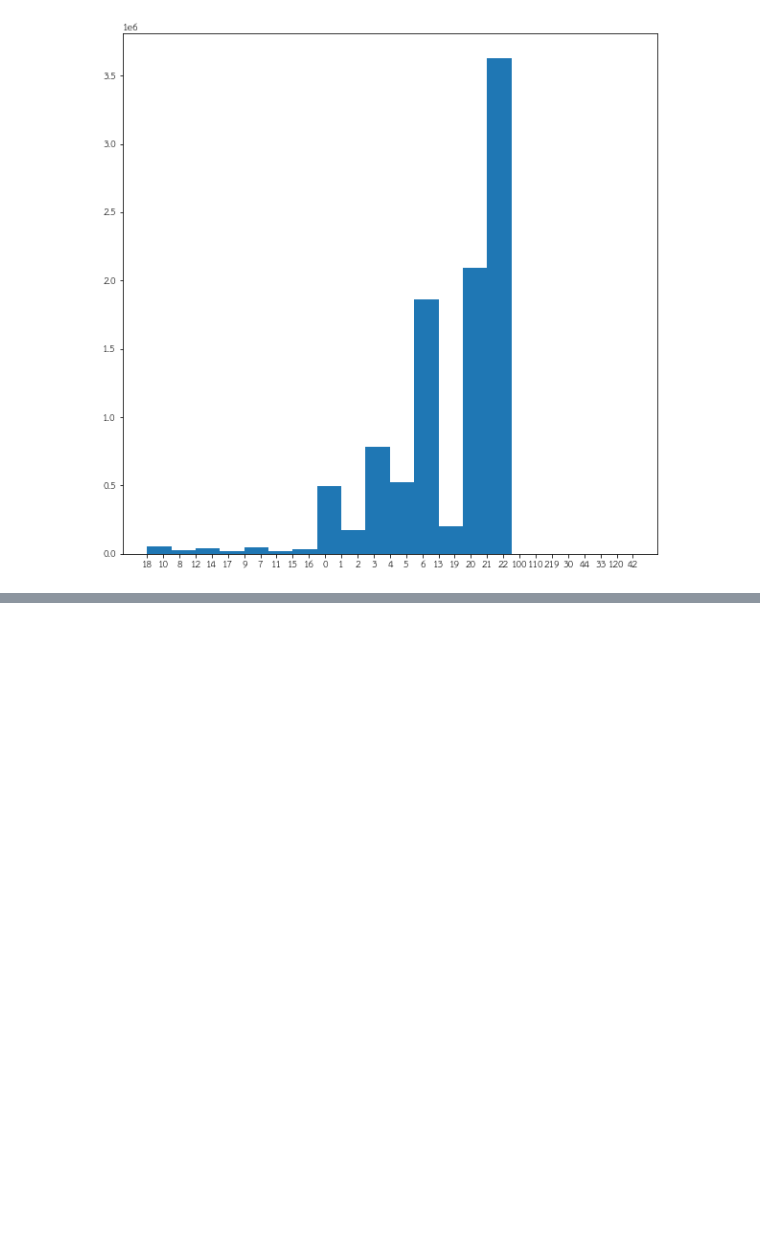
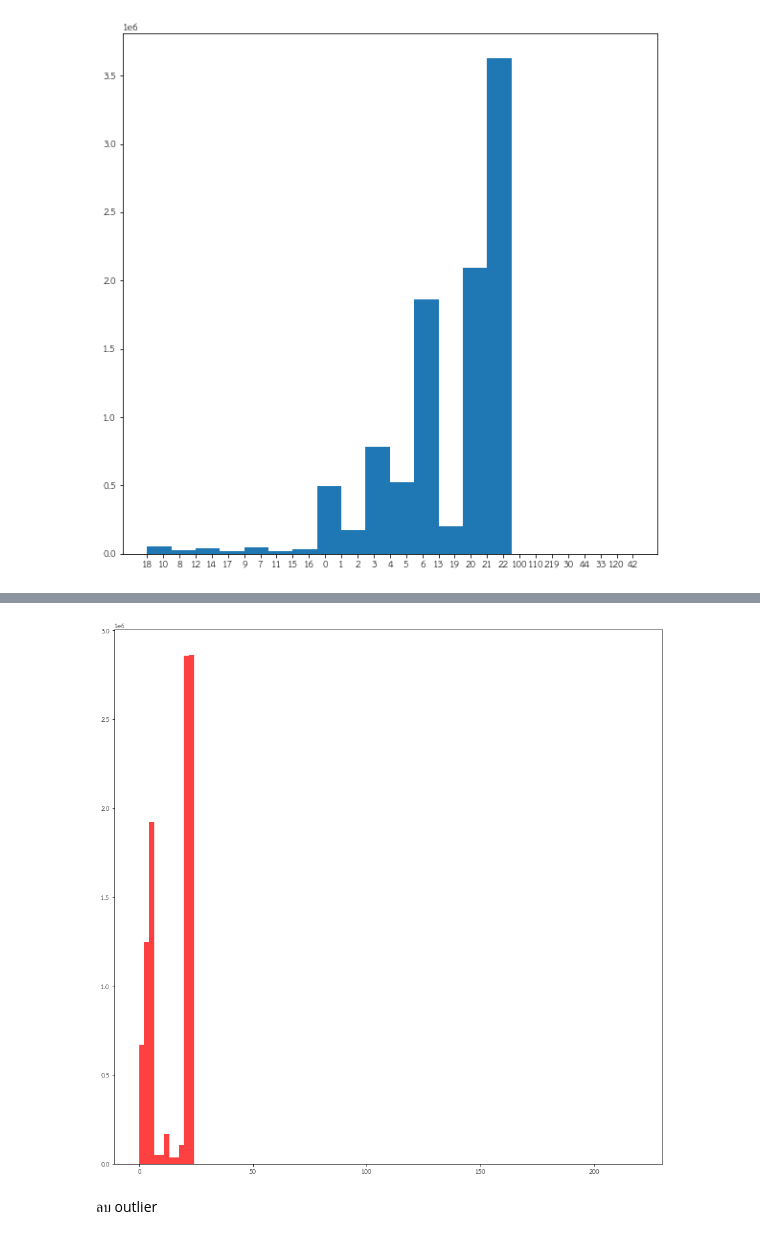
Before and after one commit to dinsor17/data_viz, a Jupyter notebook: Visualize_Data_Comparison.ipynb, the cells around one changed output, grey strips where cells are left out. Cells and saved outputs as stored; diff of their text form; code cells hidden in the pictures; blank space fills up the shorter version.

```diff
--- a/Visualize_Data_Comparison.ipynb
+++ b/Visualize_Data_Comparison.ipynb
@@ -320,0 +376,2 @@ hist_res = plt.hist(list(data['number_of_result'].drop(1000016)),20)
+# %%
+data = data.drop(1000016)
@@ -320,0 +382,8 @@ hist_res = plt.hist(list(data['number_of_result'].drop(1000016)),20)
+# %%
+new_type = data['number_of_result'].astype('int32')
+# %%
+output = plt.hist(new_type,100,facecolor = 'red' ,alpha = 0.75)
+# %% [output]
+[figure, added]
+# %% [markdown]
+ลบ outlier
```
Also changed, not shown: parts of 18 cells of this notebook.
